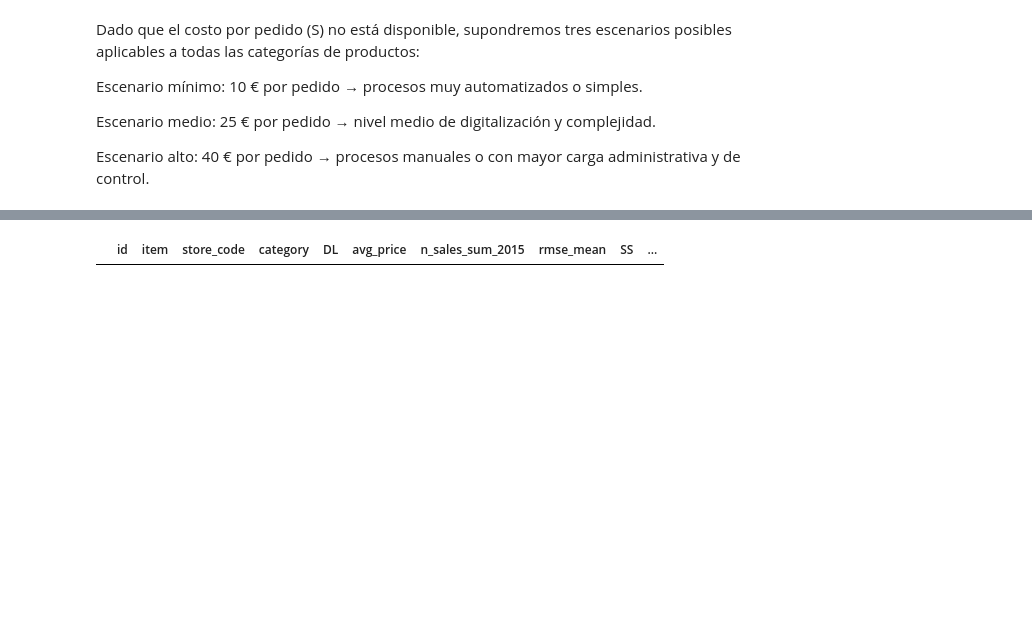
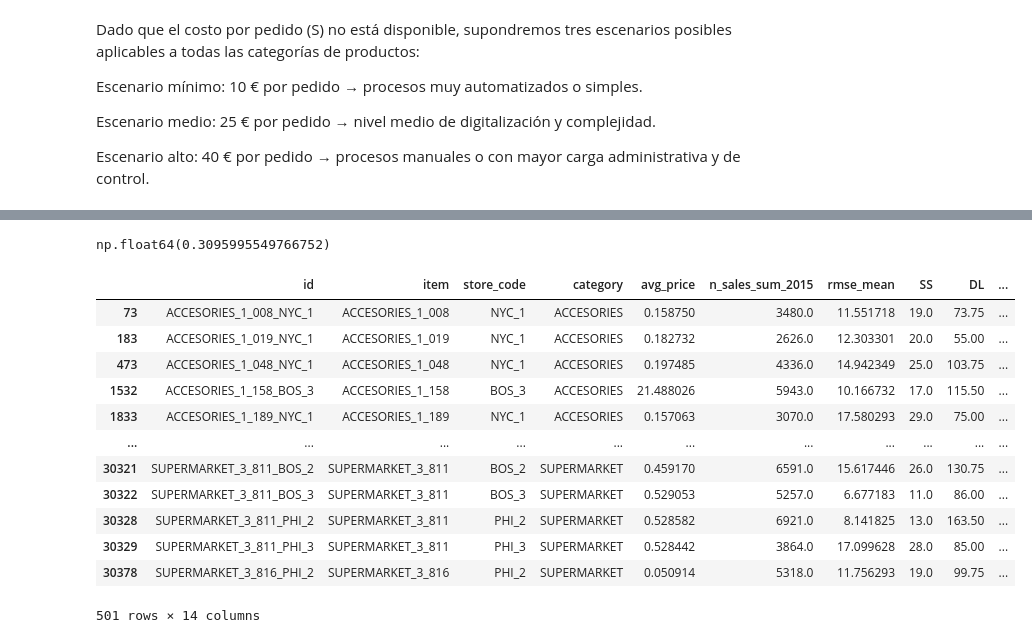
Before and after one commit to mariohernanc/capstone-project-0325bcn-grupo3, a Jupyter notebook: 02_notebooks/04_DSMarket_SS_calculation.ipynb, the cells around one changed output, grey strips where cells are left out. Saved outputs shown, nothing was run; the diff lists cells and outputs as text; code cells hidden in the pictures; blank space fills up the shorter version.

```diff
--- a/02_notebooks/04_DSMarket_SS_calculation.ipynb
+++ b/02_notebooks/04_DSMarket_SS_calculation.ipynb
@@ -235,10 +337,8 @@ Escenario mínimo: 10 € por pedido → procesos muy automatizados o simples.
 Escenario medio: 25 € por pedido → nivel medio de digitalización y complejidad.
 
 Escenario alto: 40 € por pedido → procesos manuales o con mayor carga administrativa y de control.
-# %%
-df_final["S1"] = 10
-df_final["S2"] = 20
-df_final["S3"] = 40
+# %%
+df_final["S"] = 20
 # %%
 df_final
 # %% [output]
@@ -258,4 +358,2 @@ df_final
-# %%
-df_final['EOQ1'] = np.round(np.sqrt((2 * df_final['DL'] * df_final['S1']) / df_final['H']))
-df_final['EOQ2'] = np.round(np.sqrt((2 * df_final['DL'] * df_final['S2']) / df_final['H']))
-df_final['EOQ3'] = np.round(np.sqrt((2 * df_final['DL'] * df_final['S3']) / df_final['H']))
+# %%
+df_final['EOQ'] = np.round(np.sqrt((2 * df_final['DL'] * df_final['S']) / df_final['H']))
@@ -262,6 +364,23 @@ df_final['EOQ3'] = np.round(np.sqrt((2 * df_final['DL'] * df_final['S3']) / df_f
+# %%
+mean_H = df_final["H"].mean()
+mean_H
+# %% [output]
+np.float64(0.3095995549766752)
 # %%
-df_final[df_final['rmse_mean']> 50].head(150)
+df_final[df_final["DL"]>50]
 # %% [output]
-|  | id | item | store_code | category | DL | avg_price | n_sales_sum_2015 | rmse_mean | SS | ... |
+|  | id | item | store_code | category | avg_price | n_sales_sum_2015 | rmse_mean | SS | DL | ... |
+| 73 | ACCESORIES_1_008_NYC_1 | ACCESORIES_1_008 | NYC_1 | ACCESORIES | 0.158750 | 3480.0 | 11.551718 | 19.0 | 73.75 | ... |
+| 183 | ACCESORIES_1_019_NYC_1 | ACCESORIES_1_019 | NYC_1 | ACCESORIES | 0.182732 | 2626.0 | 12.303301 | 20.0 | 55.00 | ... |
+| 473 | ACCESORIES_1_048_NYC_1 | ACCESORIES_1_048 | NYC_1 | ACCESORIES | 0.197485 | 4336.0 | 14.942349 | 25.0 | 103.75 | ... |
+| 1532 | ACCESORIES_1_158_BOS_3 | ACCESORIES_1_158 | BOS_3 | ACCESORIES | 21.488026 | 5943.0 | 10.166732 | 17.0 | 115.50 | ... |
+| 1833 | ACCESORIES_1_189_NYC_1 | ACCESORIES_1_189 | NYC_1 | ACCESORIES | 0.157063 | 3070.0 | 17.580293 | 29.0 | 75.00 | ... |
+| ... | ... | ... | ... | ... | ... | ... | ... | ... | ... | ... |
+| 30321 | SUPERMARKET_3_811_BOS_2 | SUPERMARKET_3_811 | BOS_2 | SUPERMARKET | 0.459170 | 6591.0 | 15.617446 | 26.0 | 130.75 | ... |
+| 30322 | SUPERMARKET_3_811_BOS_3 | SUPERMARKET_3_811 | BOS_3 | SUPERMARKET | 0.529053 | 5257.0 | 6.677183 | 11.0 | 86.00 | ... |
+| 30328 | SUPERMARKET_3_811_PHI_2 | SUPERMARKET_3_811 | PHI_2 | SUPERMARKET | 0.528582 | 6921.0 | 8.141825 | 13.0 | 163.50 | ... |
+| 30329 | SUPERMARKET_3_811_PHI_3 | SUPERMARKET_3_811 | PHI_3 | SUPERMARKET | 0.528442 | 3864.0 | 17.099628 | 28.0 | 85.00 | ... |
+| 30378 | SUPERMARKET_3_816_PHI_2 | SUPERMARKET_3_816 | PHI_2 | SUPERMARKET | 0.050914 | 5318.0 | 11.756293 | 19.0 | 99.75 | ... |
+501 rows × 14 columns
 # %%
 df_final.to_csv("df_final_SS.csv", index=False, encoding="utf-8")
```
Also changed, not shown: parts of 31 cells of this notebook, 9 other files.
